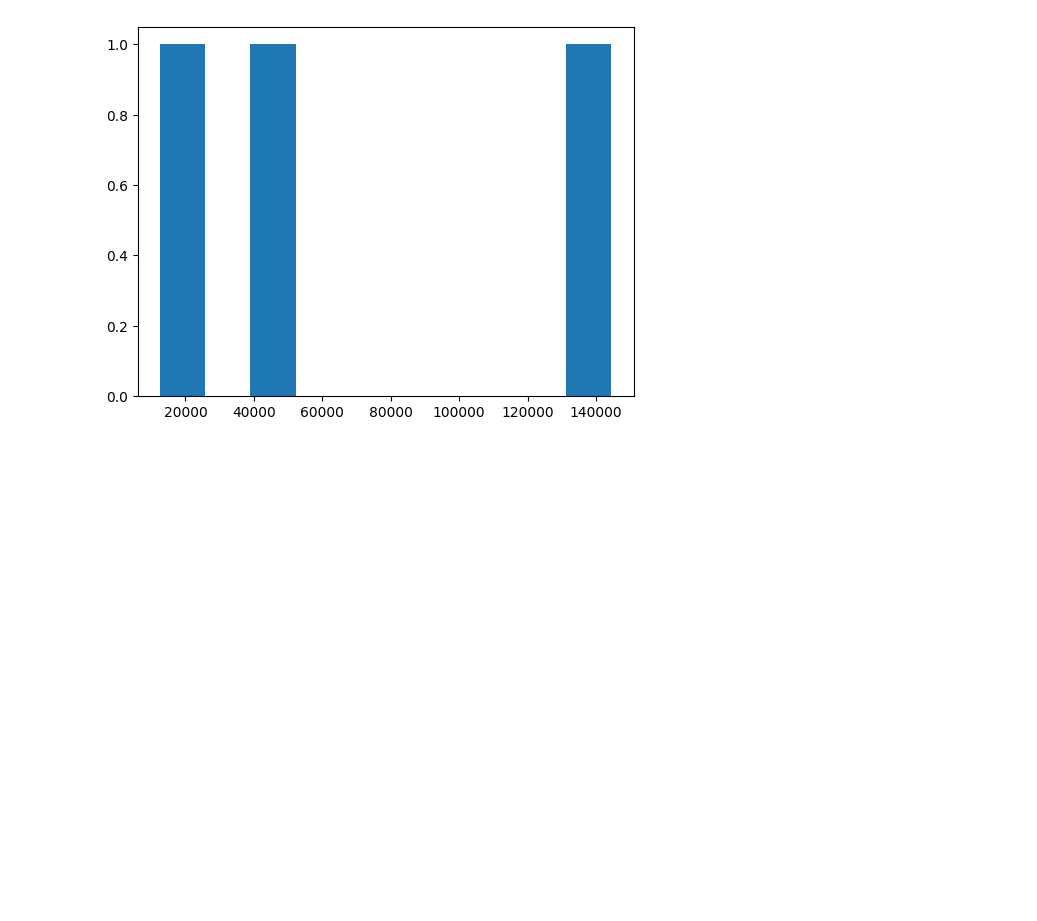
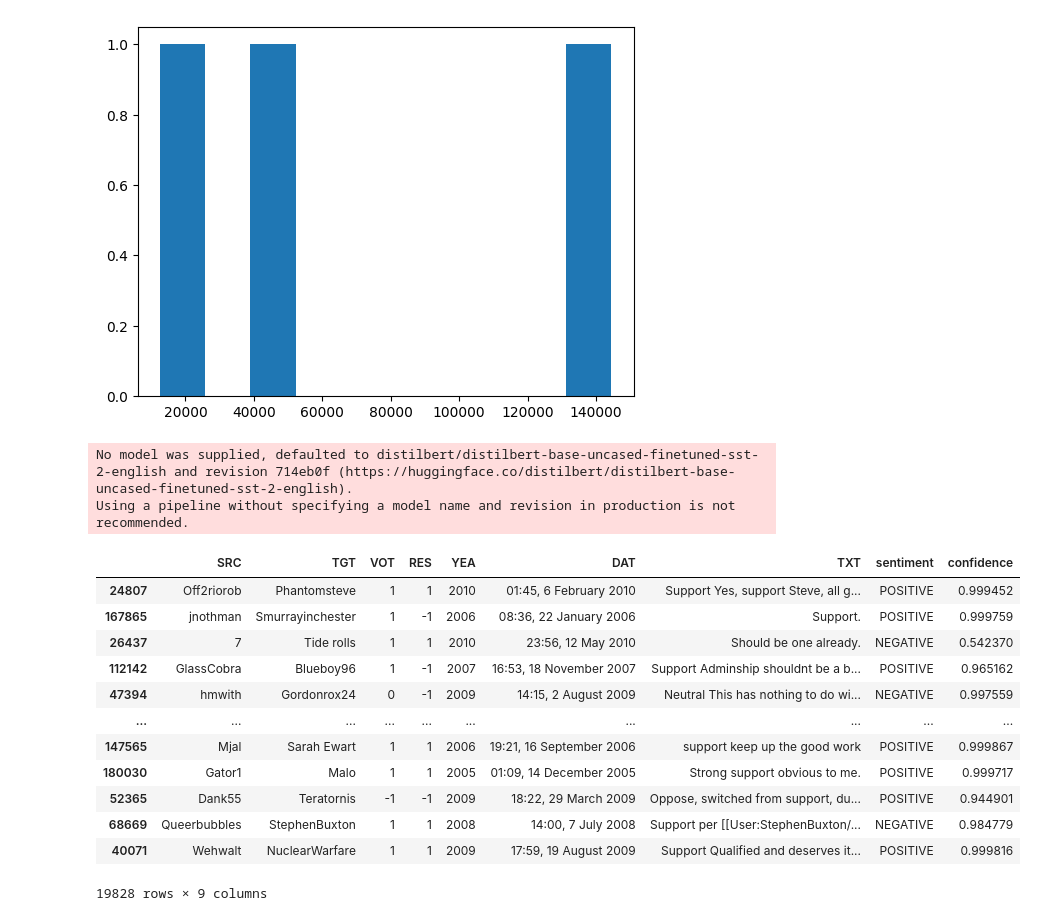
Before and after one commit to epfl-ada/ada-2024-project-ackthuallydeadalready, a Jupyter notebook: results.ipynb, the cells around one changed output. Drawn from its saved outputs; the diff is of its cells as text; code cells hidden in the pictures; blank space fills up the shorter version.

Commit message:
sentiment update

```diff
--- a/results.ipynb
+++ b/results.ipynb
@@ -45,3 +44,21 @@ data[data['SRC']=='']['SRC'].count()
 plot.hist_votes(data)
 # %% [output]
 [figure]
+# %%
+sa.sa_hug(sa.sampling(data))
+# %% [output]
+No model was supplied, defaulted to distilbert/distilbert-base-uncased-finetuned-sst-2-english and revision 714eb0f (https://huggingface.co/distilbert/distilbert-base-uncased-finetuned-sst-2-english).
+Using a pipeline without specifying a model name and revision in production is not recommended.
+|  | SRC | TGT | VOT | RES | YEA | DAT | TXT | sentiment | confidence |
+| 24807 | Off2riorob | Phantomsteve | 1 | 1 | 2010 | 01:45, 6 February 2010 | Support Yes, support Steve, all g... | POSITIVE | 0.999452 |
+| 167865 | jnothman | Smurrayinchester | 1 | -1 | 2006 | 08:36, 22 January 2006 | Support. | POSITIVE | 0.999759 |
+| 26437 | 7 | Tide rolls | 1 | 1 | 2010 | 23:56, 12 May 2010 | Should be one already. | NEGATIVE | 0.542370 |
+| 112142 | GlassCobra | Blueboy96 | 1 | -1 | 2007 | 16:53, 18 November 2007 | Support Adminship shouldnt be a b... | POSITIVE | 0.965162 |
+| 47394 | hmwith | Gordonrox24 | 0 | -1 | 2009 | 14:15, 2 August 2009 | Neutral This has nothing to do wi... | NEGATIVE | 0.997559 |
+| ... | ... | ... | ... | ... | ... | ... | ... | ... | ... |
+| 147565 | Mjal | Sarah Ewart | 1 | 1 | 2006 | 19:21, 16 September 2006 | support keep up the good work | POSITIVE | 0.999867 |
+| 180030 | Gator1 | Malo | 1 | 1 | 2005 | 01:09, 14 December 2005 | Strong support obvious to me. | POSITIVE | 0.999717 |
+| 52365 | Dank55 | Teratornis | -1 | -1 | 2009 | 18:22, 29 March 2009 | Oppose, switched from support, du... | POSITIVE | 0.944901 |
+| 68669 | Queerbubbles | StephenBuxton | 1 | 1 | 2008 | 14:00, 7 July 2008 | Support per [[User:StephenBuxton/... | NEGATIVE | 0.984779 |
+| 40071 | Wehwalt | NuclearWarfare | 1 | 1 | 2009 | 17:59, 19 August 2009 | Support Qualified and deserves it... | POSITIVE | 0.999816 |
+19828 rows × 9 columns
```
Also changed, not shown: parts of 2 cells of this notebook, 3 other files.
